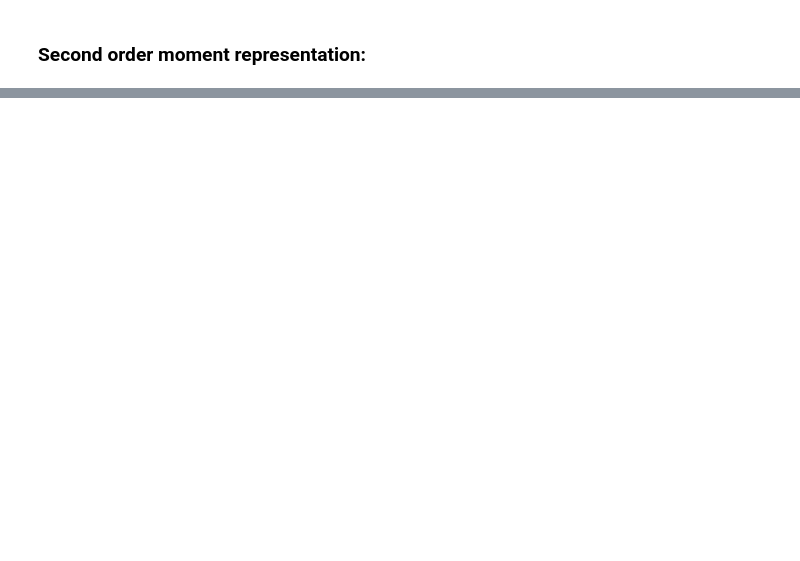
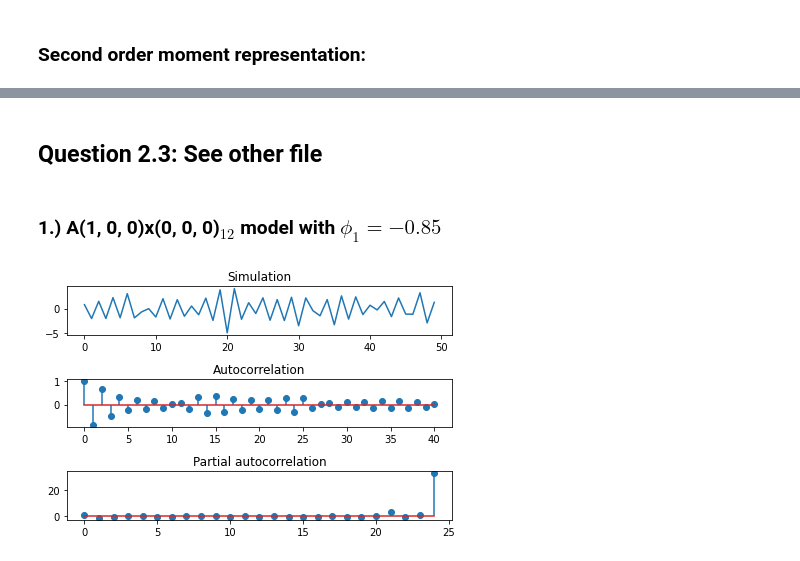
Before and after one commit to emilhaugstvedt/Time-Series-Analysis, a Jupyter notebook: Assignment2/Ass2.ipynb, the cells around one changed output, grey strips where cells are left out. Saved outputs shown, nothing was run; the diff lists cells and outputs as text; code cells hidden in the pictures; blank space fills up the shorter version.

```diff
--- a/Assignment2/Ass2.ipynb
+++ b/Assignment2/Ass2.ipynb
@@ -78,0 +182,31 @@ The variance for realisation 10 is 0.0273
+# %% [markdown]
+## Question 2.3: See other file
+# %% [markdown]
+### 1.) A(1, 0, 0)x(0, 0, 0)$_{12}$ model with $\phi_1 = -0.85$
+# %%
+# Parameters:
+nSamples = 50
+
+phi1 = 0.85
+
+arima_process = ArmaProcess(ar= [1, phi1])
+simulation = arima_process.generate_sample(nsample= nSamples)
+
+# Plotting:
+plt.figure
+
+plt.subplot(311)
+plt.plot(simulation)
+plt.title("Simulation")
+
+plt.subplot(312)
+plt.stem(acf(simulation))
+plt.title("Autocorrelation")
+
+plt.subplot(313)
+plt.stem(pacf(simulation, nlags= 24))
+plt.title("Partial autocorrelation")
+
+plt.tight_layout()
+# %% [output]
+[figure, added]
```
Also changed, not shown: parts of 20 cells of this notebook.
